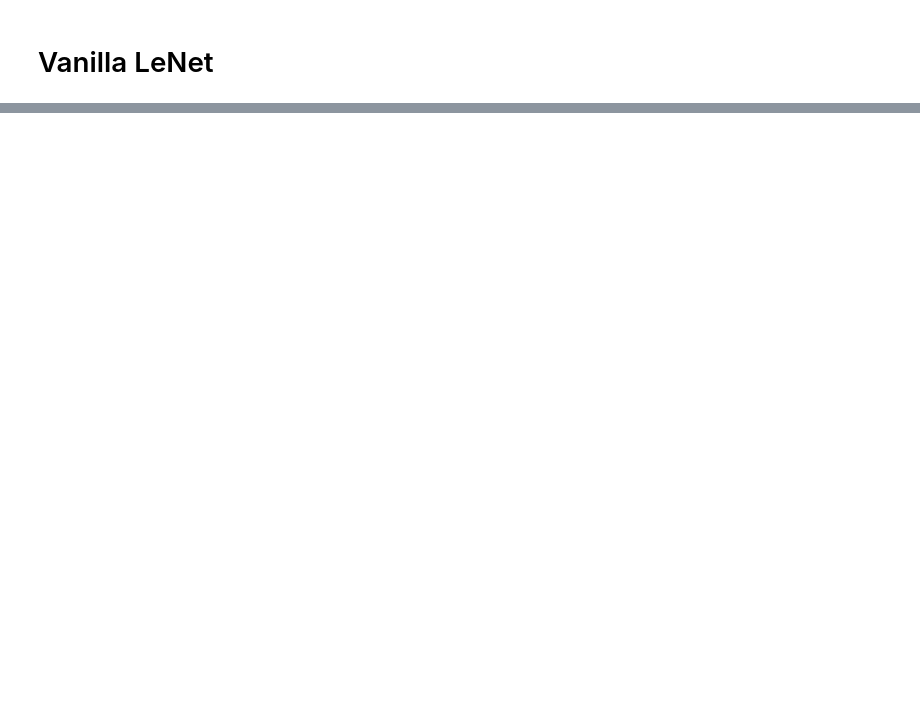
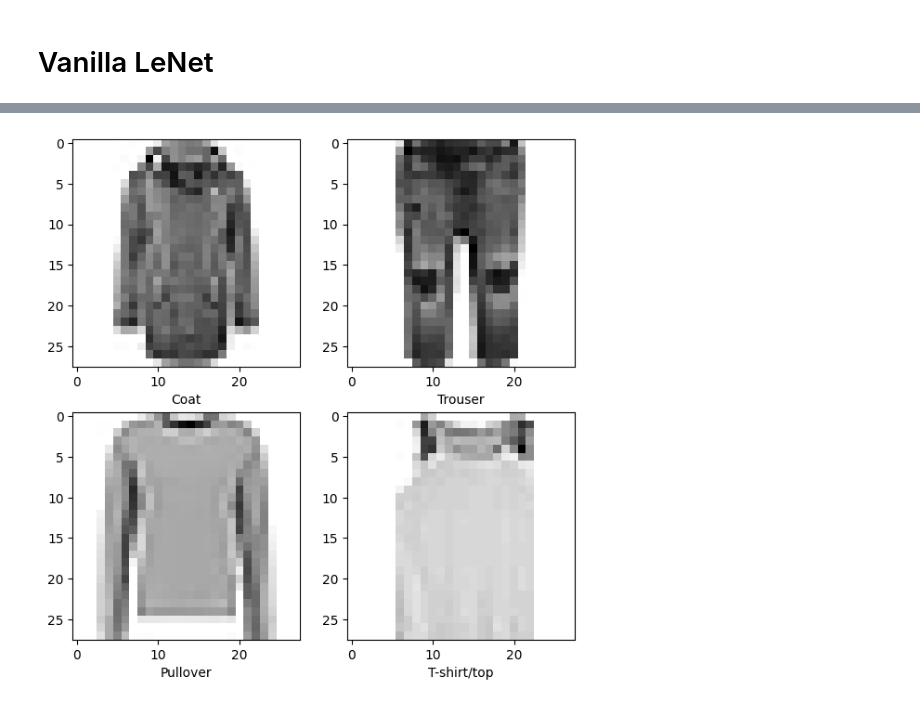
Before and after one commit to teddyalexandre/Laplace-Redux, a Jupyter notebook: leNet.ipynb, the cells around one changed output, grey strips where cells are left out. Cells and saved outputs as stored; diff of their text form; code cells hidden in the pictures; blank space fills up the shorter version.

```diff
--- a/leNet.ipynb
+++ b/leNet.ipynb
@@ -556,0 +63,35 @@ plt.imshow(grid.numpy().transpose((1, 2, 0)))
+# %%
+transform = transforms.Compose(
+    [transforms.ToTensor(),
+    transforms.Normalize((0.5,), (0.5,))])
+
+batch_size = 4
+
+device = torch.device(
+    "cuda") if torch.cuda.is_available() else torch.device("cpu")
+print(f"device: {device}" )
+
+training_set = torchvision.datasets.FashionMNIST('./data', train=True,
+                                                 transform=transform,
+                                                 download=True,
+                                                 )
+validation_set = torchvision.datasets.FashionMNIST('./data',
+                                                   train=False,
+                                                   transform=transform,
+                                                   download=True)
+
+training_loader = torch.utils.data.DataLoader(training_set,
+                                              batch_size=batch_size,
+                                              num_workers=0,
+                                              shuffle=True)
+validation_loader = torch.utils.data.DataLoader(validation_set,
+                                                batch_size=batch_size,
+                                                num_workers=0,
+                                                shuffle=False)
+
+# Class labels
+classes = ('T-shirt/top', 'Trouser', 'Pullover', 'Dress', 'Coat',
+        'Sandal', 'Shirt', 'Sneaker', 'Bag', 'Ankle Boot')
+
+print('Training set has {} instances'.format(len(training_set)))
+print('Validation set has {} instances'.format(len(validation_set)))
@@ -556,0 +118,10 @@ plt.imshow(grid.numpy().transpose((1, 2, 0)))
+# %%
+data, labels = next(iter(training_loader))
+plt.figure(figsize=(7, 7))
+for i, im in enumerate(data):
+    plt.subplot(2, 2, i+1)
+    plt.xlabel(classes[labels[i]])
+    plt.imshow(im.reshape(28, 28, 1), cmap=plt.cm.binary)
+plt.show()
+# %% [output]
+[figure, added]
```
Also changed, not shown: parts of 52 cells of this notebook.
